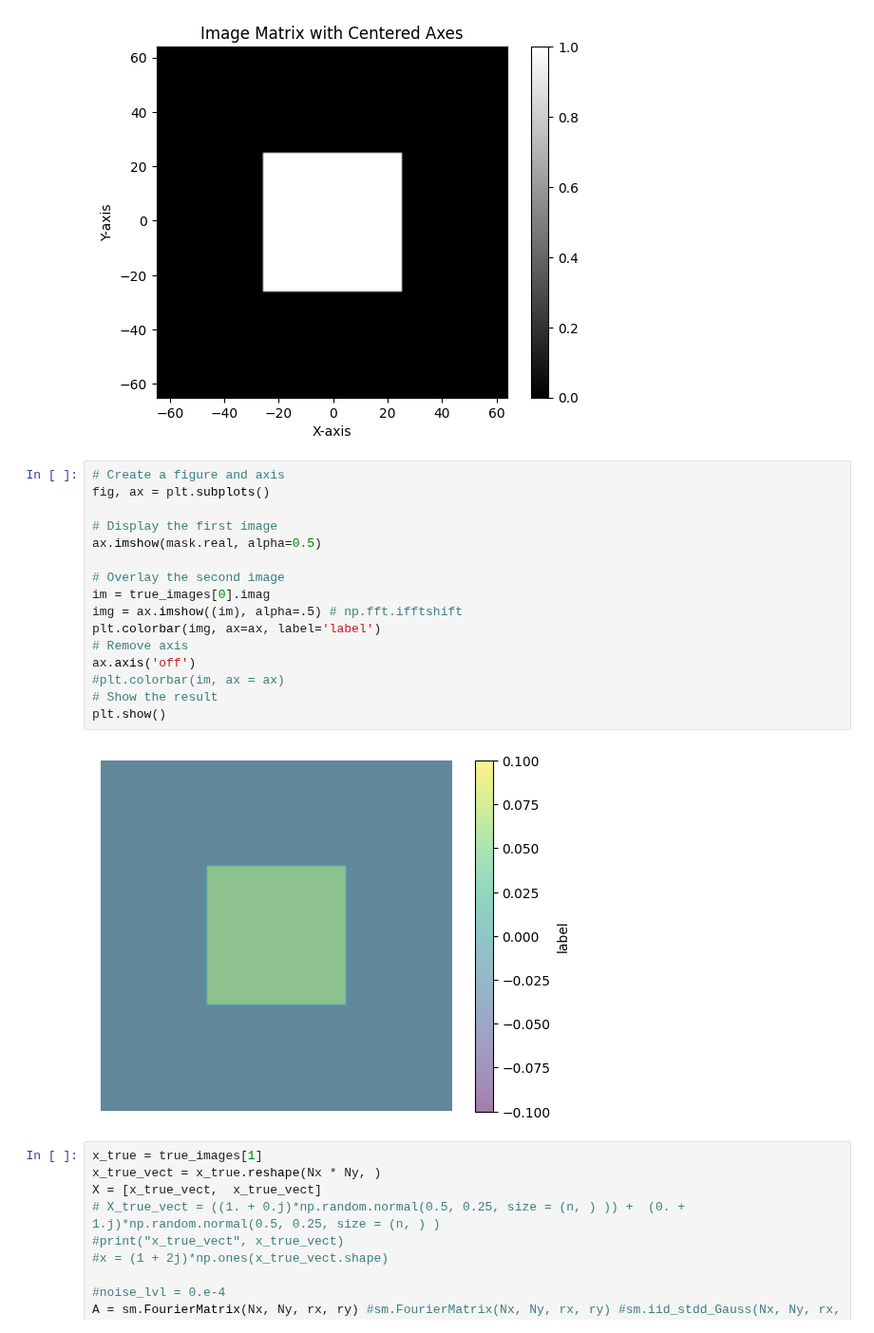
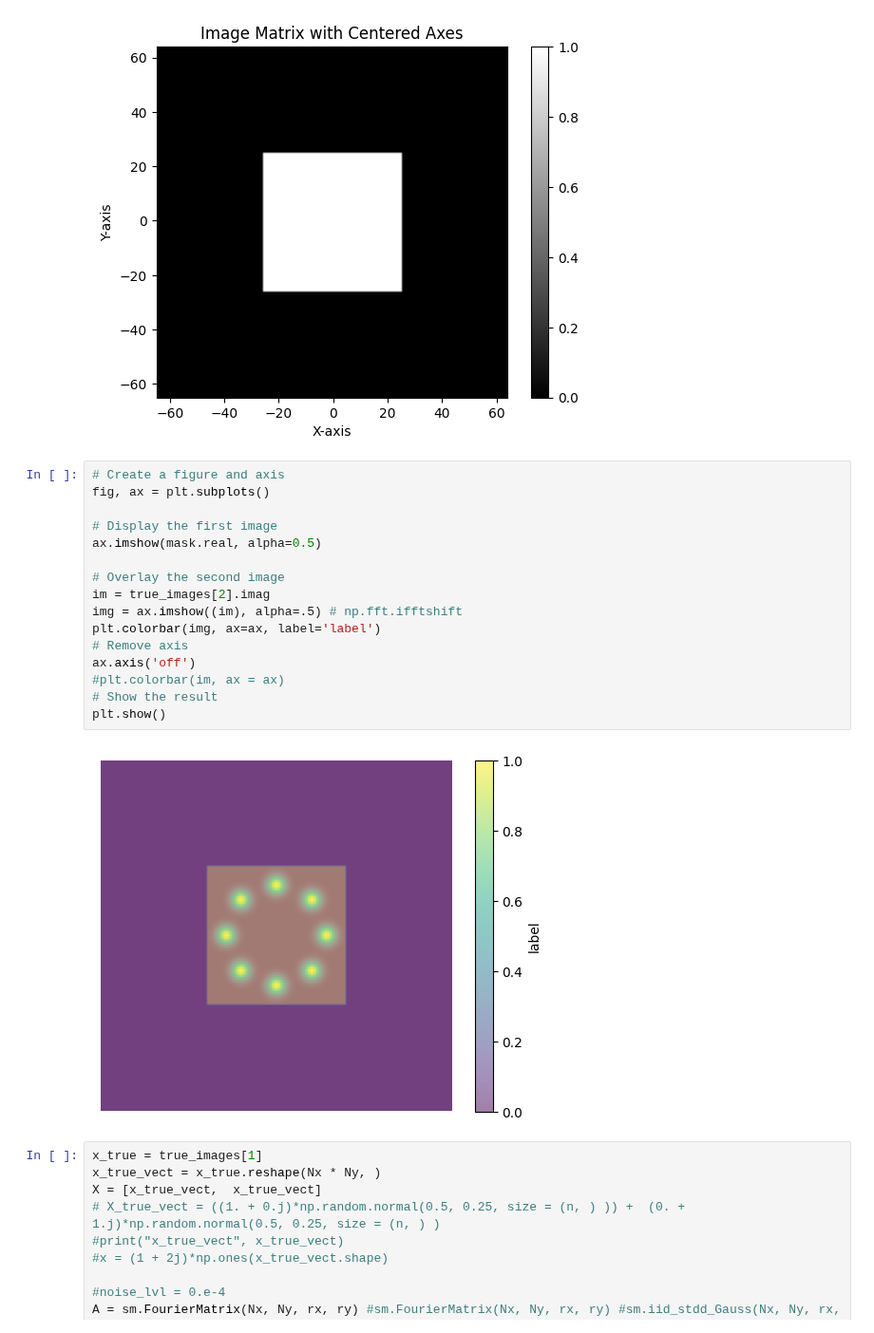
Before and after one commit to JeremieSefo/PhaseRetrievalMirror, a Jupyter notebook: retrieve_phase.ipynb, the cells around one changed output. Shown at 95% size. Cells and saved outputs as stored; diff of their text form.

```diff
--- a/retrieve_phase.ipynb
+++ b/retrieve_phase.ipynb
@@ -69,21 +69,21 @@ plt.show()
 # %%
 # Create a figure and axis
 fig, ax = plt.subplots()
 
 # Display the first image
 ax.imshow(mask.real, alpha=0.5)
 
 # Overlay the second image
-im = true_images[0].imag
+im = true_images[2].imag
 img = ax.imshow((im), alpha=.5) # np.fft.ifftshift
 plt.colorbar(img, ax=ax, label='label')
 # Remove axis
 ax.axis('off')
 #plt.colorbar(im, ax = ax)
 # Show the result
 plt.show()
 # %% [output]
-[figure, old version]
+[figure, new version]
 # %%
 x_true = true_images[1]
 x_true_vect = x_true.reshape(Nx * Ny, )
```
Also changed, not shown: parts of 4 cells of this notebook, 7 other files.
